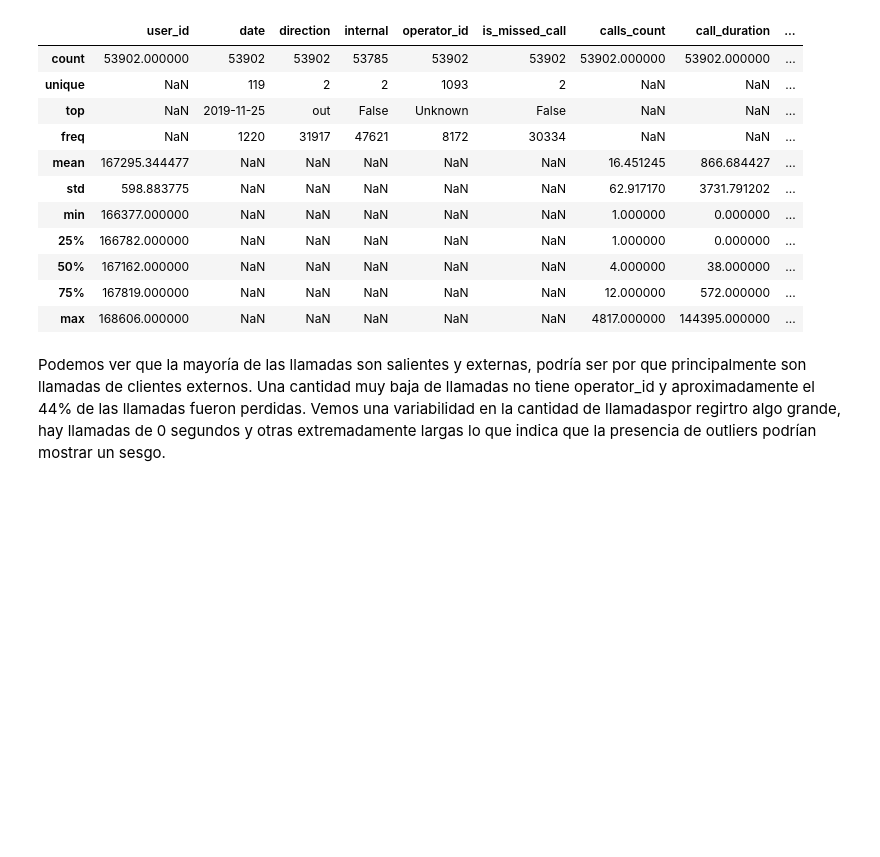
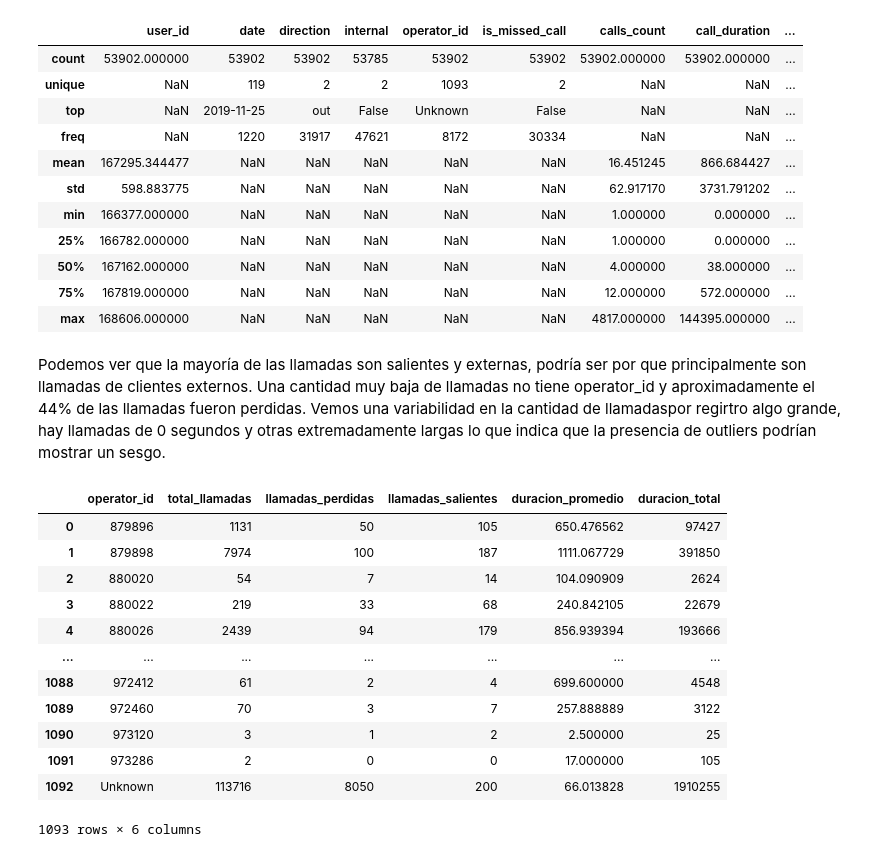
Before and after one commit to fttm-mdz/proyecto_final, a Jupyter notebook: notebooks/EDA_inicial.ipynb, the cells around one changed output. Cells and saved outputs as stored; diff of their text form; code cells hidden in the pictures; blank space fills up the shorter version.

```diff
--- a/notebooks/EDA_inicial.ipynb
+++ b/notebooks/EDA_inicial.ipynb
@@ -274,3 +283,28 @@ df2.describe(include="all")
 | max | 168606.000000 | NaN | NaN | NaN | NaN | NaN | 4817.000000 | 144395.000000 | ... |
 # %% [markdown]
 Podemos ver que la mayoría de las llamadas son salientes y externas, podría ser por que principalmente son llamadas de clientes externos. Una cantidad muy baja de llamadas no tiene operator_id y aproximadamente el 44% de las llamadas fueron perdidas. Vemos una variabilidad en la cantidad de llamadaspor regirtro algo grande, hay llamadas de 0 segundos y otras extremadamente largas lo que indica que la presencia de outliers podrían mostrar un sesgo.
+# %%
+#Identificación de patrones entre variables para detección de operadores ineficientes
+resumen_operadores = df2.groupby("operator_id").agg(
+    total_llamadas = ("calls_count", "sum"),
+    llamadas_perdidas = ("is_missed_call", "sum"),
+    llamadas_salientes = ("direction", lambda x: (x=="out").sum()),
+    duracion_promedio = ("call_duration", "mean"),
+    duracion_total = ("total_call_duration", "sum")
+).reset_index()
+
+resumen_operadores
+# %% [output]
+|  | operator_id | total_llamadas | llamadas_perdidas | llamadas_salientes | duracion_promedio | duracion_total |
+| 0 | 879896 | 1131 | 50 | 105 | 650.476562 | 97427 |
+| 1 | 879898 | 7974 | 100 | 187 | 1111.067729 | 391850 |
+| 2 | 880020 | 54 | 7 | 14 | 104.090909 | 2624 |
+| 3 | 880022 | 219 | 33 | 68 | 240.842105 | 22679 |
+| 4 | 880026 | 2439 | 94 | 179 | 856.939394 | 193666 |
+| ... | ... | ... | ... | ... | ... | ... |
+| 1088 | 972412 | 61 | 2 | 4 | 699.600000 | 4548 |
+| 1089 | 972460 | 70 | 3 | 7 | 257.888889 | 3122 |
+| 1090 | 973120 | 3 | 1 | 2 | 2.500000 | 25 |
+| 1091 | 973286 | 2 | 0 | 0 | 17.000000 | 105 |
+| 1092 | Unknown | 113716 | 8050 | 200 | 66.013828 | 1910255 |
+1093 rows × 6 columns
```
Also changed, not shown: parts of 9 cells of this notebook.
